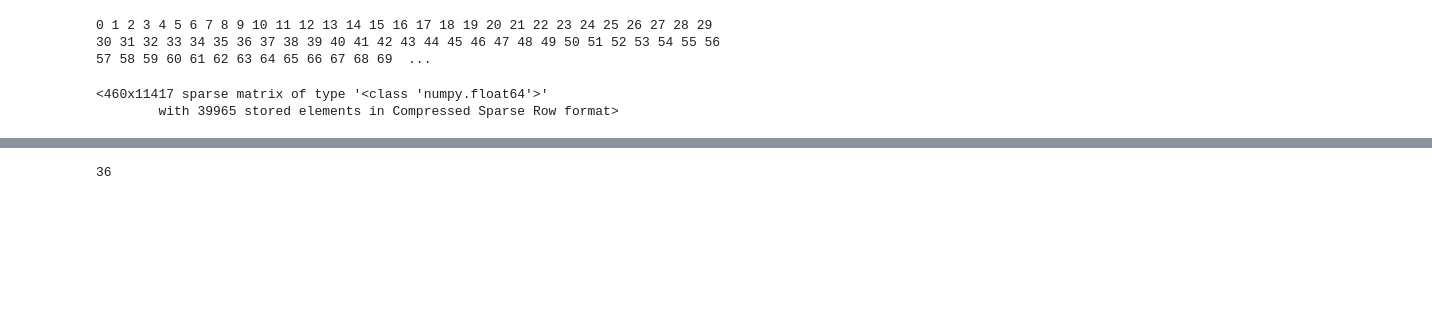
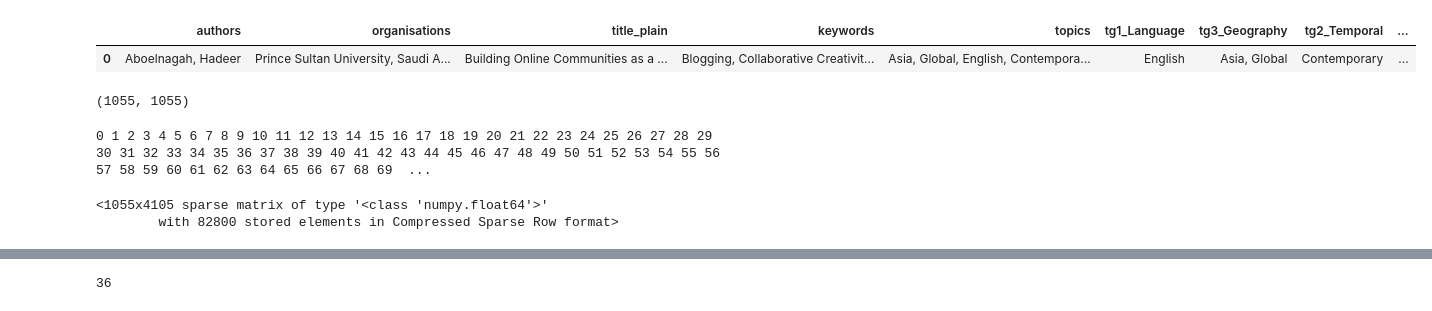
Before and after one commit to rodighiero/DH2020, a Jupyter notebook: data/analysis.ipynb, the cells around one changed output, grey strips where cells are left out. Drawn from its saved outputs; the diff is of its cells as text; code cells hidden in the pictures; blank space fills up the shorter version.

```diff
--- a/data/analysis.ipynb
+++ b/data/analysis.ipynb
@@ -97,3 +23,49 @@ len(texts)
+# %%
+df = pd.read_csv('metadata.csv')
+df.head(1)
+# %% [output]
+|  | authors | organisations | title_plain | keywords | topics | tg1_Language | tg3_Geography | tg2_Temporal | ... |
+| 0 | Aboelnagah, Hadeer | Prince Sultan University, Saudi A... | Building Online Communities as a ... | Blogging, Collaborative Creativit... | Asia, Global, English, Contempora... | English | Asia, Global | Contemporary | ... |
+# %%
+preproc = textacy.preprocessing.make_pipeline(
+    textacy.preprocessing.normalize.unicode,
+    textacy.preprocessing.normalize.quotation_marks,
+    textacy.preprocessing.normalize.whitespace,
+    textacy.preprocessing.remove.brackets
+)
+
+authors = []
+texts = []
+
+# for index, row in xlsx.iterrows():
+for index, row in df.iterrows():
+
+    if row['tg1_Language'] != 'English':
+        continue # Filter English articles
+
+    _a = row['authors'] # Authors
+    _a = re.sub(r'\([^()]*\)', '', _a) # remove brackets
+    _k = row['keywords'] # Keywords
+    _t = row['Abstract'] # Text
+    _t = preproc(_t) # Preprocessing
+
+    # Save texts by author
+
+    for a in _a.split("; "):
+
+        a = a.rstrip().lstrip() # remove first and end spaces
+
+        if a in authors:
+            i = authors.index(a)
+            texts[i] = texts[i] + ' ' + _t
+
+        else:
+            authors.append(a)
+            texts.append(_t)
+
+len(authors), len(texts)
+# %% [output]
+(1055, 1055)
 # %%
 # Parsing
 
@@ -114,12 +88,12 @@ for index, text in enumerate(texts):
 # %%
 # Lematization
 
-stopwords = {'certain', 'new', 'technological', 'way', 'different', 'user', 'technology', 'technical', 'scientific', 'case', 'value', 'principle', 'domain', 'concept', 'current', 'specific', 'ethical', 'book'}
+stopwords = {}
 
 lemmas = []
 
-ngs = partial(textacy.extract.ngrams, n=[1, 2], include_pos={'ADJ', 'NOUN'})
-# ngs = partial(textacy.extract.ngrams, n=[1], include_pos={"NOUN"})
+# ngs = partial(textacy.extract.ngrams, n=[1, 2], include_pos={'ADJ', 'NOUN'})
+ngs = partial(textacy.extract.ngrams, n=[1], include_pos={"NOUN"})
 # ents = partial(textacy.extract.entities, include_types={"PERSON", "ORG", "GPE", "LOC"})
 
 for doc in docs:
@@ -143,8 +117,8 @@ doc_term_matrix, dictionary = textacy.representations.build_doc_term_matrix(lemm
 
 doc_term_matrix
 # %% [output]
-<460x11417 sparse matrix of type '<class 'numpy.float64'>'
-        with 39965 stored elements in Compressed Sparse Row format>
+<1055x4105 sparse matrix of type '<class 'numpy.float64'>'
+        with 82800 stored elements in Compressed Sparse Row format>
 # %%
 # import textacy
 # from textacy.vsm import Vectorizer
```
Also changed, not shown: parts of 8 cells of this notebook, 58 other files.
